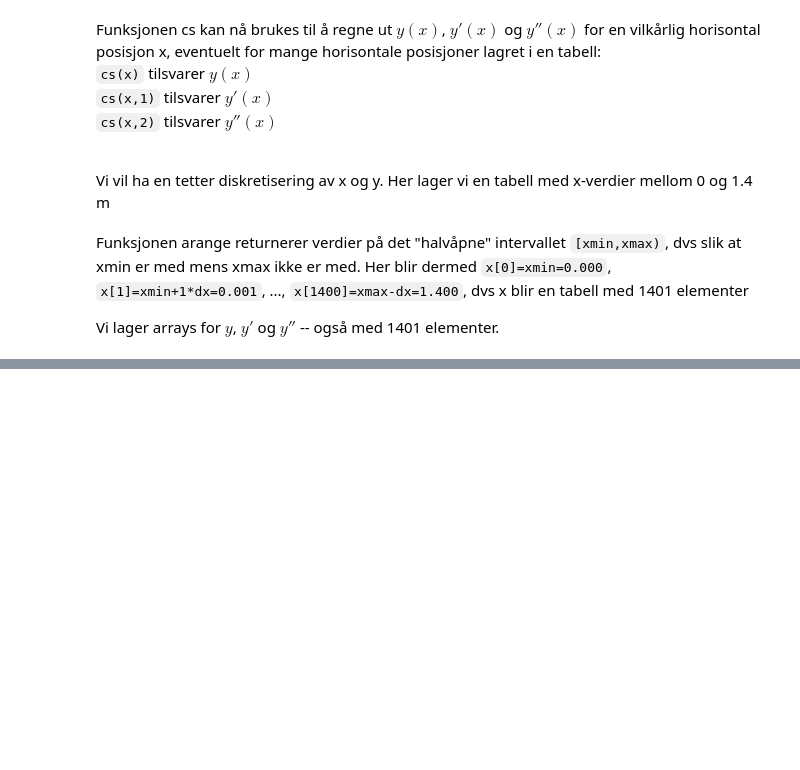
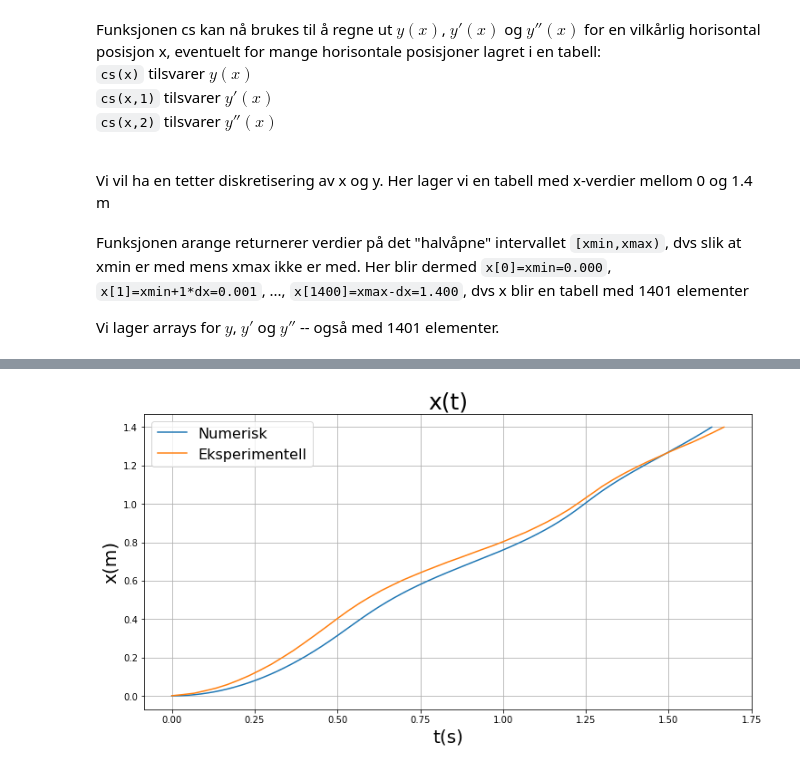
Before and after one commit to AdmiralDuckins/Fysikk-lab, a Jupyter notebook: cubicspline (1).ipynb, the cells around one changed output, grey strips where cells are left out. Cells and saved outputs as stored; diff of their text form; code cells hidden in the pictures; blank space fills up the shorter version.

```diff
--- a/cubicspline (1).ipynb
+++ b/cubicspline (1).ipynb
@@ -300,0 +410,15 @@ f_e = M*a_e+ M*g*np.sin(beta_e[1:-1])
+# %%
+plottt = plt.figure('y(x)',figsize=(12,6))
+plt.plot(tid, x, label = "Numerisk")
+plt.plot(t_e, x_e, label = "Eksperimentell")
+
+plt.xlabel("t(s)", fontsize=20)
+plt.ylabel("x(m)", fontsize=20)
+
+plt.title('x(t)', fontsize=25)
+
+plt.grid()
+plt.legend(loc=2, prop={'size': 16})
+plt.show()
+# %% [output]
+[figure, added]
```
Also changed, not shown: parts of 48 cells of this notebook.
